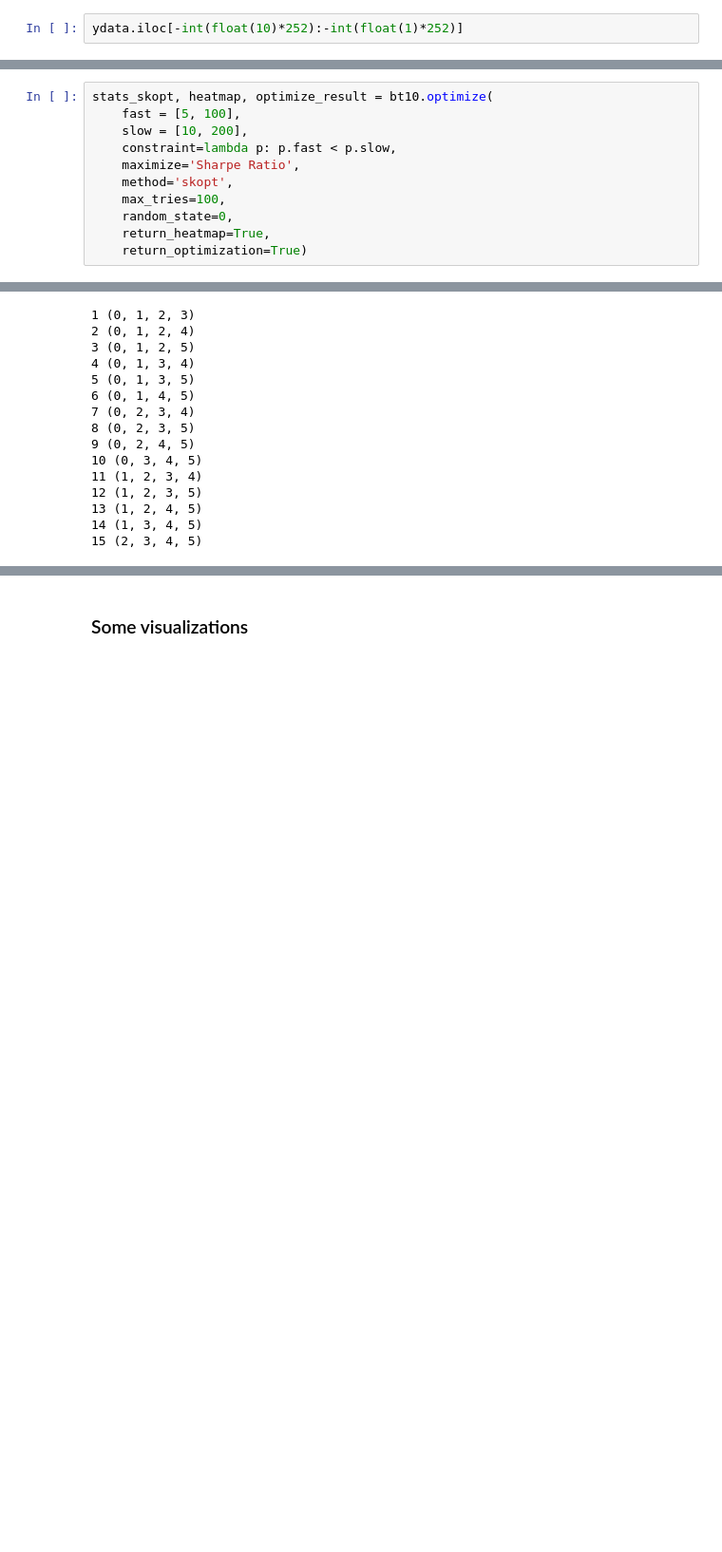
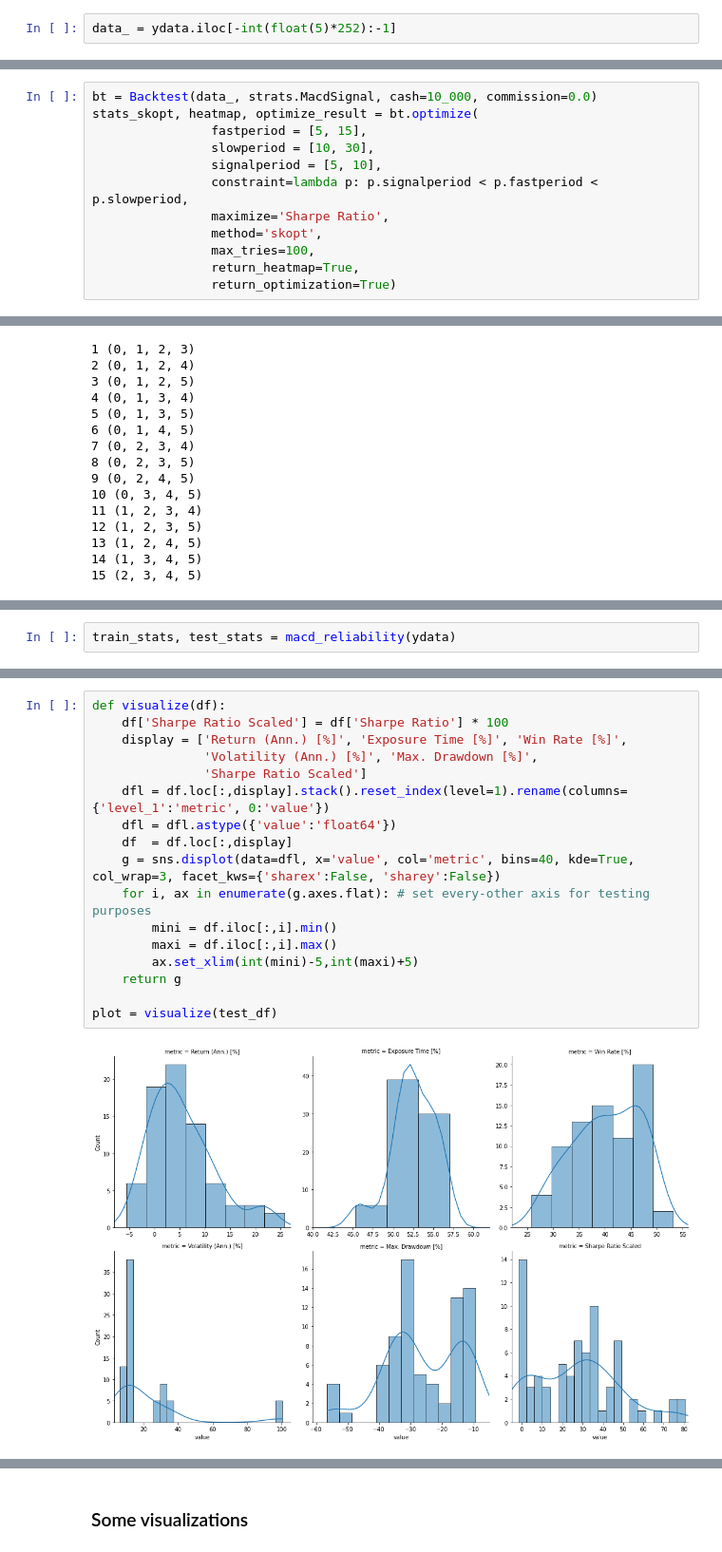
Before and after one commit to evelynyou/capstone_indicators, a Jupyter notebook: productionize.ipynb, the cells around one changed output, grey strips where cells are left out. Shown at 95% size. Cells and saved outputs as stored; diff of their text form; blank space fills up the shorter version.

```diff
--- a/productionize.ipynb
+++ b/productionize.ipynb
@@ -35,4 +39,4 @@ try:
 except:
     print('Uable to download data.')
 # %%
-ydata.iloc[-int(float(10)*252):-int(float(1)*252)]
+data_ = ydata.iloc[-int(float(5)*252):-1]
@@ -68,11 +60,12 @@ heatmap
 # %%
-stats_skopt, heatmap, optimize_result = bt10.optimize(
-    fast = [5, 100],
-    slow = [10, 200],
-    constraint=lambda p: p.fast < p.slow,
-    maximize='Sharpe Ratio',
-    method='skopt',
-    max_tries=100,
-    random_state=0,
-    return_heatmap=True,
-    return_optimization=True)
+bt = Backtest(data_, strats.MacdSignal, cash=10_000, commission=0.0)
+stats_skopt, heatmap, optimize_result = bt.optimize(
+                fastperiod = [5, 15],
+                slowperiod = [10, 30],
+                signalperiod = [5, 10],
+                constraint=lambda p: p.signalperiod < p.fastperiod < p.slowperiod,
+                maximize='Sharpe Ratio',
+                method='skopt',
+                max_tries=100,
+                return_heatmap=True,
+                return_optimization=True)
@@ -296 +219,3 @@ test_stats = [pd.concat(test, axis=1) for test in test_temp]
+# %%
+train_stats, test_stats = macd_reliability(ydata)
 # %%
@@ -322,0 +258,19 @@ for d in display:
+# %%
+def visualize(df):
+    df['Sharpe Ratio Scaled'] = df['Sharpe Ratio'] * 100
+    display = ['Return (Ann.) [%]', 'Exposure Time [%]', 'Win Rate [%]',
+               'Volatility (Ann.) [%]', 'Max. Drawdown [%]',
+               'Sharpe Ratio Scaled']
+    dfl = df.loc[:,display].stack().reset_index(level=1).rename(columns={'level_1':'metric', 0:'value'})
+    dfl = dfl.astype({'value':'float64'})
+    df  = df.loc[:,display]
+    g = sns.displot(data=dfl, x='value', col='metric', bins=40, kde=True, col_wrap=3, facet_kws={'sharex':False, 'sharey':False})
+    for i, ax in enumerate(g.axes.flat): # set every-other axis for testing purposes
+        mini = df.iloc[:,i].min()
+        maxi = df.iloc[:,i].max()
+        ax.set_xlim(int(mini)-5,int(maxi)+5)
+    return g
+
+plot = visualize(test_df)
+# %% [output]
+[figure, added]
```
Also changed, not shown: parts of 23 cells of this notebook, 1 other file.
